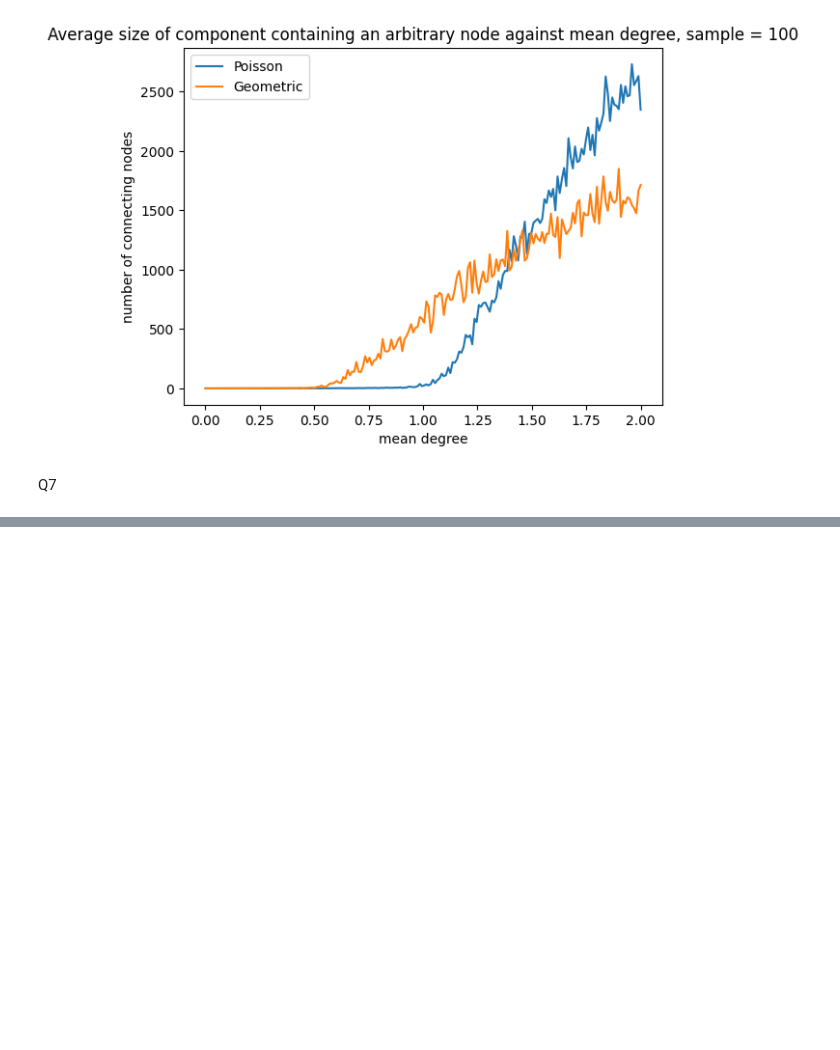
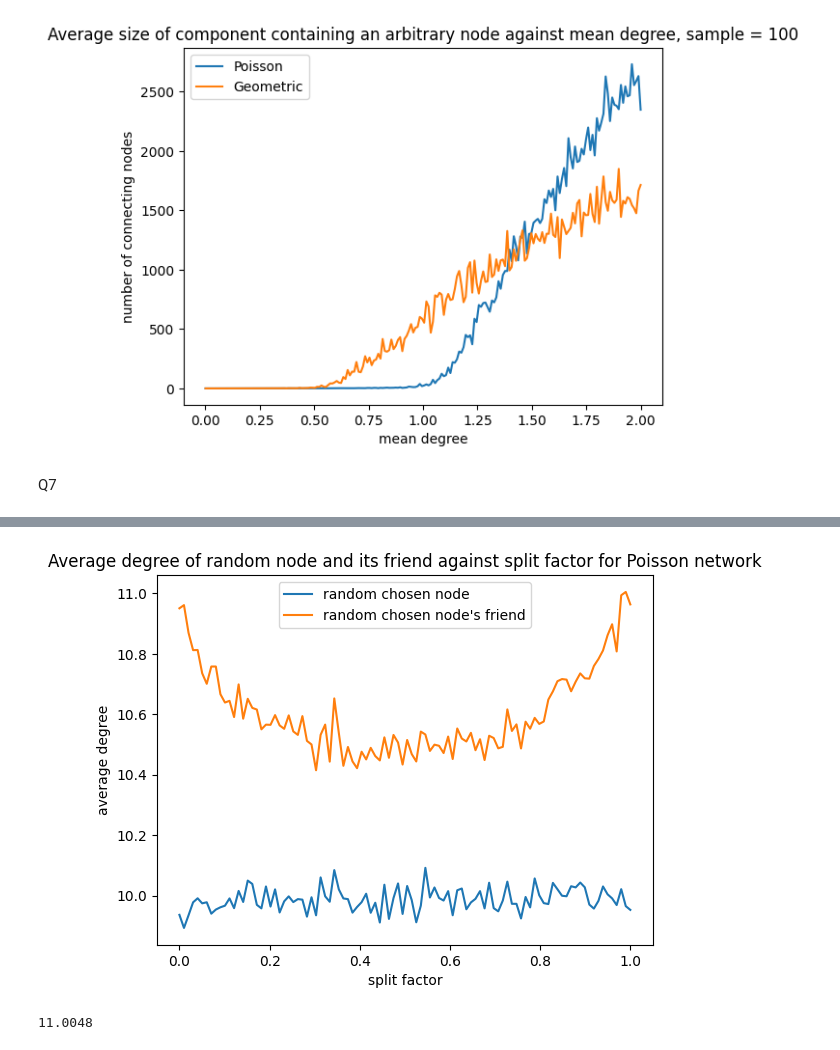
Before and after one commit to ChloeYiu/Network-Friendship-Disease, a Jupyter notebook: week_two.ipynb, the cells around one changed output, grey strips where cells are left out. Cells and saved outputs as stored; diff of their text form; code cells hidden in the pictures; blank space fills up the shorter version.

```diff
--- a/week_two.ipynb
+++ b/week_two.ipynb
@@ -394,0 +408,34 @@ Average degree of a random chosen friend: 17.8718
+# %%
+split_factor_list = np.linspace(0, 1, 100)
+average_i_poisson_count = []
+average_j_poisson_count = []
+
+for split_factor in split_factor_list:
+    correlated_poisson = Correlated_Poisson_Network(n, k_avg, split_factor=split_factor)
+    i_list, j_list = [], []
+
+    for _ in range(10000):
+        i = np.random.randint(0, n)
+        while not len(correlated_poisson.neighbors(i)): # the node has no friend
+            i_list.append(0)
+            i = np.random.randint(0, n)
+        j = random.choices(list(correlated_poisson.neighbors(i)), k=1)[0]
+
+        i_list.append(len(correlated_poisson.neighbors(i)))
+        j_list.append(len(correlated_poisson.neighbors(j)))
+
+    average_i_poisson_count.append(np.average(i_list))
+    average_j_poisson_count.append(np.average(j_list))
+# %%
+plt.plot(split_factor_list, average_i_poisson_count, label = "random chosen node")
+plt.plot(split_factor_list, average_j_poisson_count, label = "random chosen node's friend")
+plt.title("Average degree of random node and its friend against split factor for Poisson network")
+plt.xlabel("split factor")
+plt.ylabel("average degree")
+plt.legend()
+plt.show()
+
+print(max(average_j_poisson_count))
+# %% [output]
+[figure, added]
+11.0048
```
Also changed, not shown: parts of 15 cells of this notebook, 3 other files.
